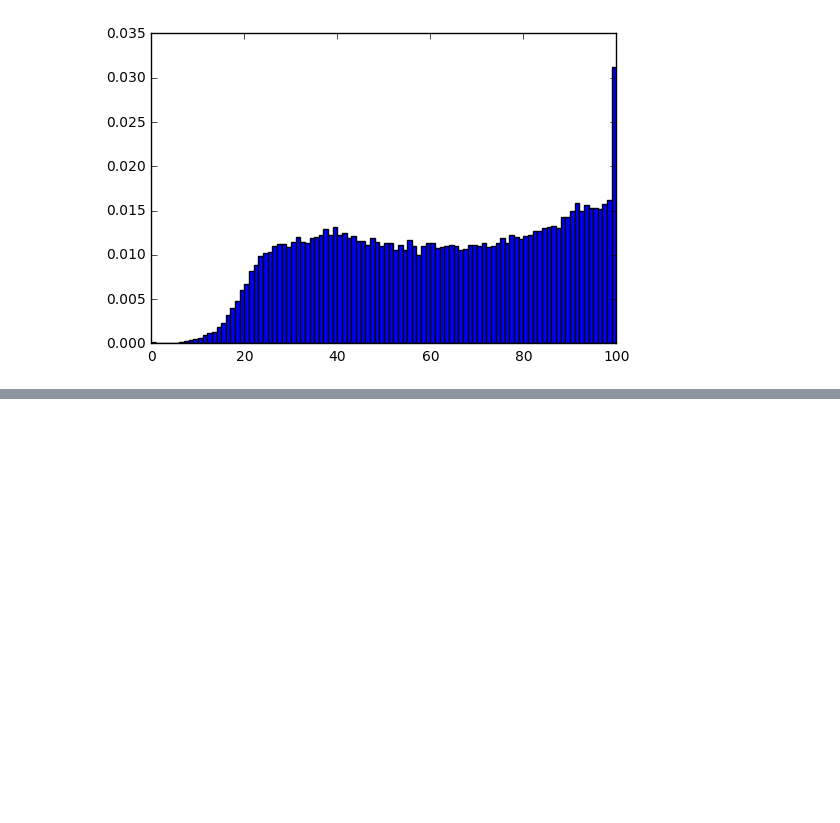
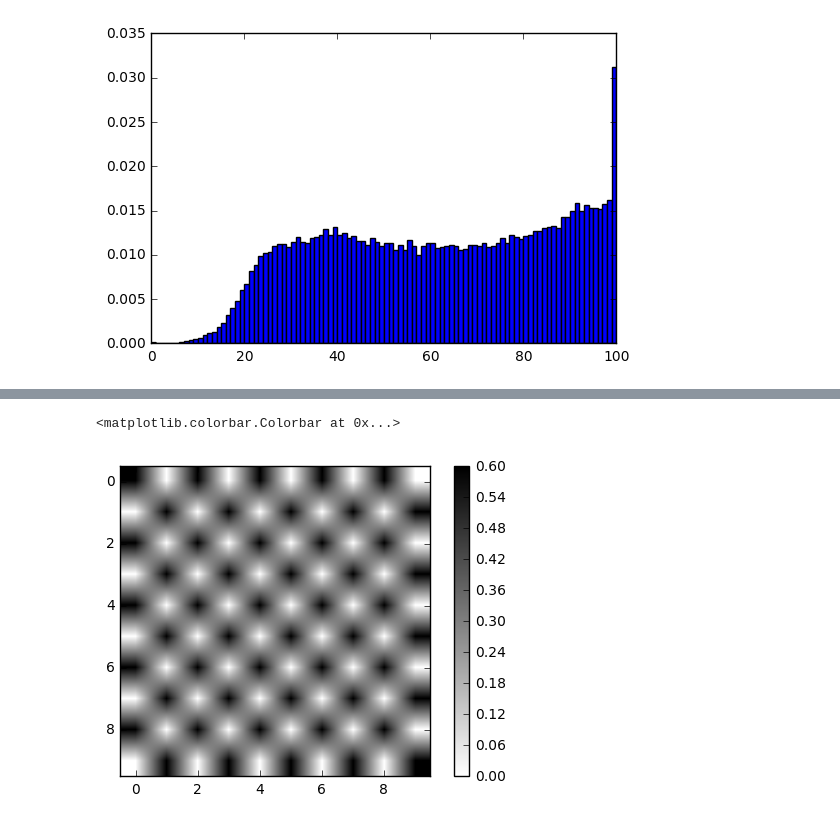
Before and after one commit to BUicicchen/PythonGameProgramming, a Jupyter notebook: Images in python.ipynb, the cells around one changed output, grey strips where cells are left out. Cells and saved outputs as stored; diff of their text form; code cells hidden in the pictures; blank space fills up the shorter version.

```diff
--- a/Images in python.ipynb
+++ b/Images in python.ipynb
@@ -105,0 +140,6 @@ n,b,p=plt.hist(disney.ravel(), bins=100, range=(0,100), normed=True)
+# %%
+plt.imshow(chess_pattern, cmap='binary')
+plt.colorbar()
+# %% [output]
+<matplotlib.colorbar.Colorbar at 0x...>
+[figure, added]
```
Also changed, not shown: parts of 10 cells of this notebook.
